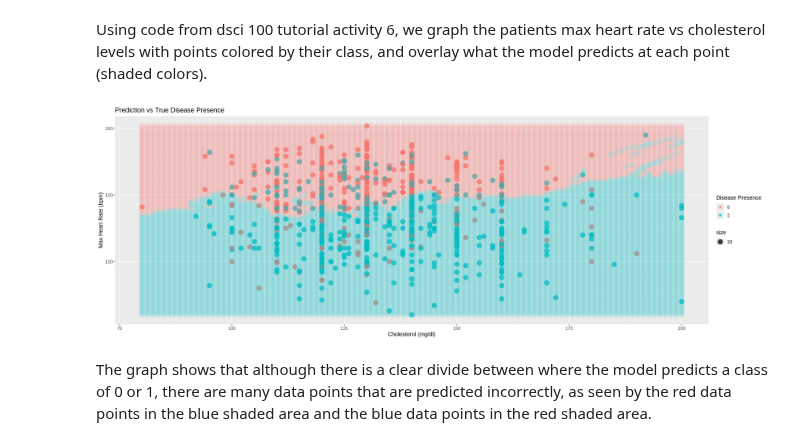
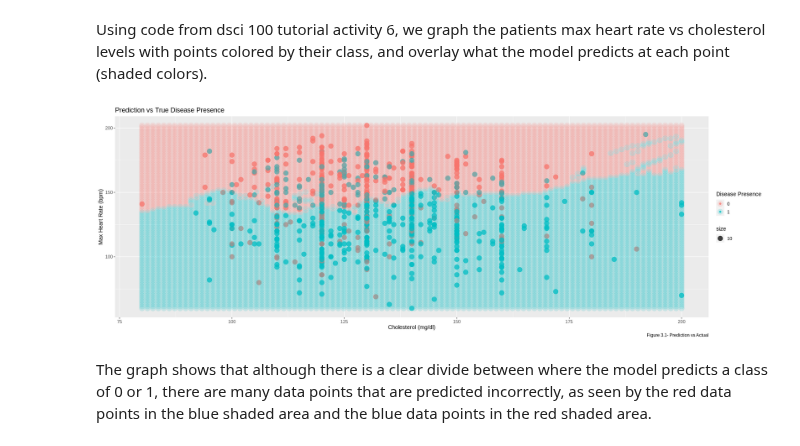
Before and after one commit to danielkaichis/dsci100_project, a Jupyter notebook: report.ipynb, the cells around one changed output. Cells and saved outputs as stored; diff of their text form; code cells hidden in the pictures.

Commit message:
Added figure labels

```diff
--- a/report.ipynb
+++ b/report.ipynb
@@ -336,35 +330,36 @@ smo_grid <- seq(min(heart_data$max_hr, na.rm = TRUE),
 
 asgrid <- as_tibble(expand.grid(cholesterol = are_grid,
                                 max_hr = smo_grid))
 
 # use the fit workflow to make predictions at the grid points
 knnPredGrid <- predict(heart_fit_max, asgrid)
 
 # bind the predictions as a new column with the grid points
 prediction_table <- bind_cols(knnPredGrid, asgrid) %>%
   rename(Class = .pred_class)
 
 # plot:
 # 1. the colored scatter of the original data
 # 2. the faded colored scatter for the grid points
 wkflw_plot <- ggplot() +
     geom_point(data = heart_data,
     mapping = aes(x = cholesterol,
                   y = max_hr,
                   color = disease_presence,
                   size = 10),
                alpha = 0.75) +
     geom_point(data = prediction_table, mapping = aes(x = cholesterol,
                                                       y = max_hr,
                                                       color = Class),
                alpha = 0.15, size = 5) +
-    labs(color = "Disease Presence", x = "Cholesterol (mg/dl)", y = "Max Heart Rate (bpm)") +
+    labs(color = "Disease Presence", x = "Cholesterol (mg/dl)", y = "Max Heart Rate (bpm)",
+        caption="Figure 3.1- Prediction vs Actual") +
     theme(text = element_text(size = 12)) +
     ggtitle("Prediction vs True Disease Presence")
 
 wkflw_plot
 # %% [output]
-[figure, old version]
+[figure, new version]
 # %% [markdown]
 The graph shows that although there is a clear divide between where the model predicts a class of 0 or 1, there are many data points that are predicted incorrectly, as seen by the red data points in the blue shaded area and the blue data points in the red shaded area.
 # %% [markdown]
```
Also changed, not shown: parts of 2 cells of this notebook.
